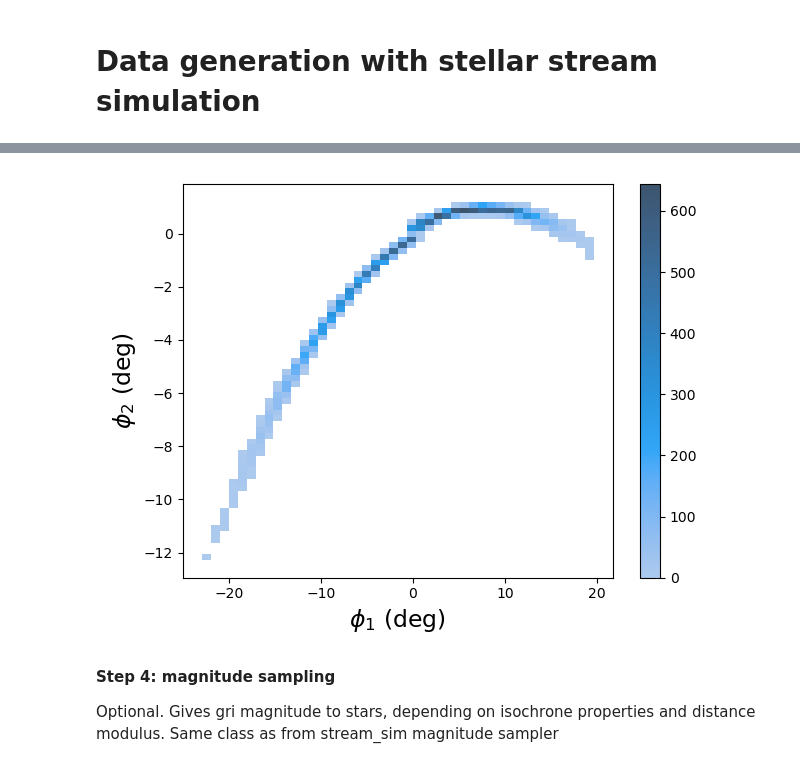
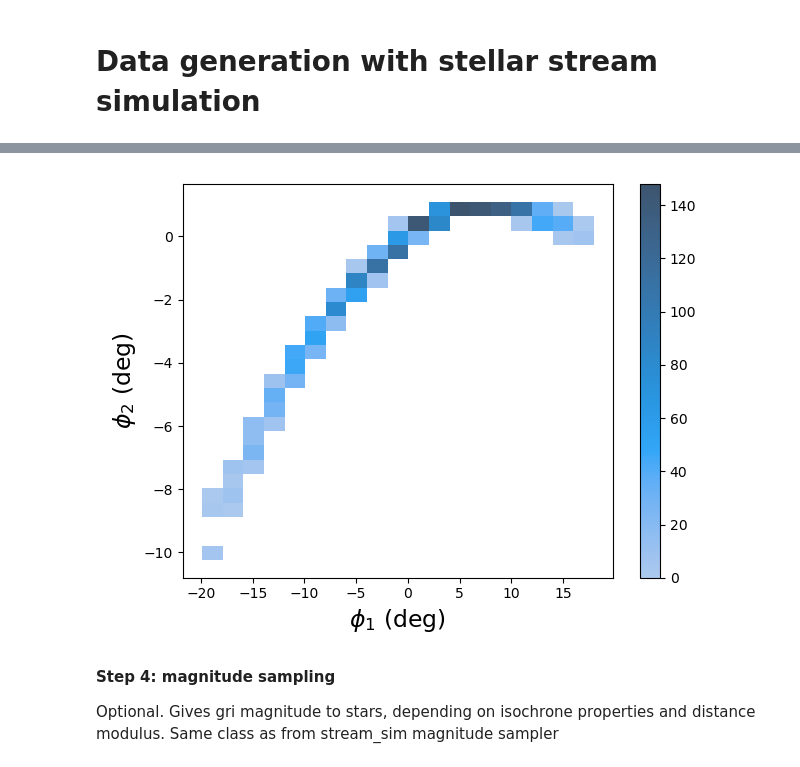
Before and after one commit to LSSTDESC/stream_sim, a Jupyter notebook: notebooks/stream_sim_galpy.ipynb, the cells around one changed output, grey strips where cells are left out. Saved outputs shown, nothing was run; the diff lists cells and outputs as text; code cells hidden in the pictures.

```diff
--- a/notebooks/stream_sim_galpy.ipynb
+++ b/notebooks/stream_sim_galpy.ipynb
@@ -94,11 +91,11 @@ prog_orbit = Orbit(progenitor.values.tolist()[0][1:], radec=True) #progenitor or
 
 
 prog_mass = 2*10.**4.*u.Msun
-prog_a = 4.*u.pc #scale radius of the plummer sphere
+prog_a = 23.*u.pc #scale radius of the plummer sphere
 rc = 23*u.pc #progenitor radius
 prog_pot = gp.PlummerPotential(prog_mass, prog_a)#Define progenitor with a plummer potential
-prog_sigv = sutils.Plummer_sigv(prog_mass, prog_a, rc)/2.15 #velocity dispersion in original cluster. It's assumed that the velocity distribution is isotropic
-print(prog_sigv)
+# prog_sigv = sutils.Plummer_sigv(prog_mass, prog_a, rc)
+prog_sigv = 0.365*u.km/u.s #velocity dispersion in original cluster. It's assumed that the velocity distribution is isotropic
 t_disrupt = 4.5*u.Gyr #time of disruption of cluster, typically 4.5Gyr
 # tdisrupt= guc.time_in_Gyr(V0,R0)
 
@@ -111,7 +108,7 @@ mw_pot = gp.MWPotential2014
 
 
 ###Dark matter subhalo(s) and impact parameters
-halo_mass = 1e8 *u.Msun #halo mass
+halo_mass = 1e5 *u.Msun #halo mass
 halo_a =0.01*u.kpc
 halo_pot = gp.NFWPotential(amp=halo_mass, a=halo_a)
 v_halo = np.array([6.82200571,132.7700529,149.4174464]) #in km/s (vx,vy,vz)
@@ -119,5 +116,4 @@ v_halo = np.array([6.82200571,132.7700529,149.4174464]) #in km/s (vx,vy,vz)
 b_impact = 0.#1 * u.pc
 t_impact = 1* u.Gyr
 angle_impact= 0.5
-# print(0.88/guconv.time_in_Gyr(220,8))
 ###DG, initially hosting the cluster. Optional
@@ -193,0 +151,6 @@ s_trail_stars = s_trail.sample(n_stars, xy=True)*R0 #ps for non-perturbed stream
+# %%
+#lead, trail, lead+trail, perturbed arm, perturbed arm+other arm
+np.random.seed(4)
+s_lead_stars, s_trail_stars, s_full_stars, ps_stars, ps_full_stars = sutils.full_galpy_sampling(n_stars=1000,
+                                                                    s_lead=s_lead, s_trail=s_trail, s_perturbed=s_perturbed,
+                                                                    ro=R0, vo=V0, perturbed = 'lead', rdseed = 4)
@@ -229,0 +164,9 @@ icrs_s_lead
+# %%
+s_stars_icrs = sutils.xyz_to_icrs(s_full_stars, velocities=True)
+ra_s, dec_s, dist_s, pmra_s, pmdec_s, pmr_s = (s_stars_icrs.T.ra, s_stars_icrs.T.dec, s_stars_icrs.T.distance,
+                             s_stars_icrs.T.pm_ra_cosdec, s_stars_icrs.T.pm_dec, s_stars_icrs.T.radial_velocity)
+
+ps_stars_icrs = sutils.xyz_to_icrs(ps_full_stars,  velocities=True)
+ra_ps, dec_ps, dist_ps, pmra_ps, pmdec_ps, pmr_ps = (ps_stars_icrs.T.ra, ps_stars_icrs.T.dec, ps_stars_icrs.T.distance,
+                             ps_stars_icrs.T.pm_ra_cosdec, ps_stars_icrs.T.pm_dec, ps_stars_icrs.T.radial_velocity)
+s_stars_icrs
@@ -299 +253,14 @@ ra_prog
+# %%
+### finally convert into Phi1,Phi2 frame
+##this is a little bit tricky, since we cant the coordinate Phi1=0 follow the track, here we have 2 options:
+# - Phi1=0 exactly follow the progenitor orbit. It means that we need to define a curviline abciss defined by the progenitor orbit
+# - Phi1=0 is defined by the line which have the best fit with stellar streams stars, passing by the progenitor pos
+#we choose for the moment option 2
+
+pole1 = ac.SkyCoord(ra=ra_prog*u.deg, dec=dec_prog*u.deg)
+pole2 = ac.SkyCoord(ra=243.69*u.deg, dec=7.11*u.deg)
+
+stream_phi12 = sutils.icrs_to_phi12(s_stars_icrs, pole1, pole2, velocities=True)
+phi1_s, phi2_s, dist_s, pm_phi1_s, pm_phi2_s, pmr_s = (stream_phi12.phi1, stream_phi12.phi2, stream_phi12.distance,
+                                            stream_phi12.pm_phi1_cosphi2, stream_phi12.pm_phi2, stream_phi12.radial_velocity)
 # %%
@@ -362,8 +299,8 @@ plt.tight_layout()
 # %%
 plt.figure()
-hist2D = sns.histplot(x=sts_phi1,y=sts_phi2,cbar=True)
+hist2D = sns.histplot(x=phi1_s,y=phi2_s,cbar=True)
 plt.xlabel(r'$\phi_1$ (deg)',fontsize=17)
 plt.ylabel(r'$\phi_2$ (deg)',fontsize=17)
 plt.tight_layout()
 # %% [output]
-[figure, old version]
+[figure, new version]
```
Also changed, not shown: parts of 30 cells of this notebook, 1 other file.
